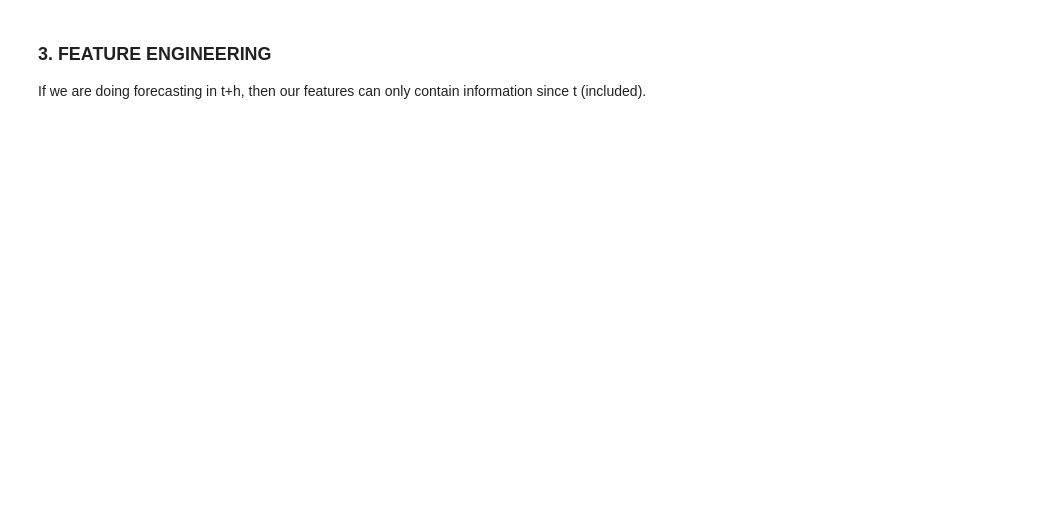
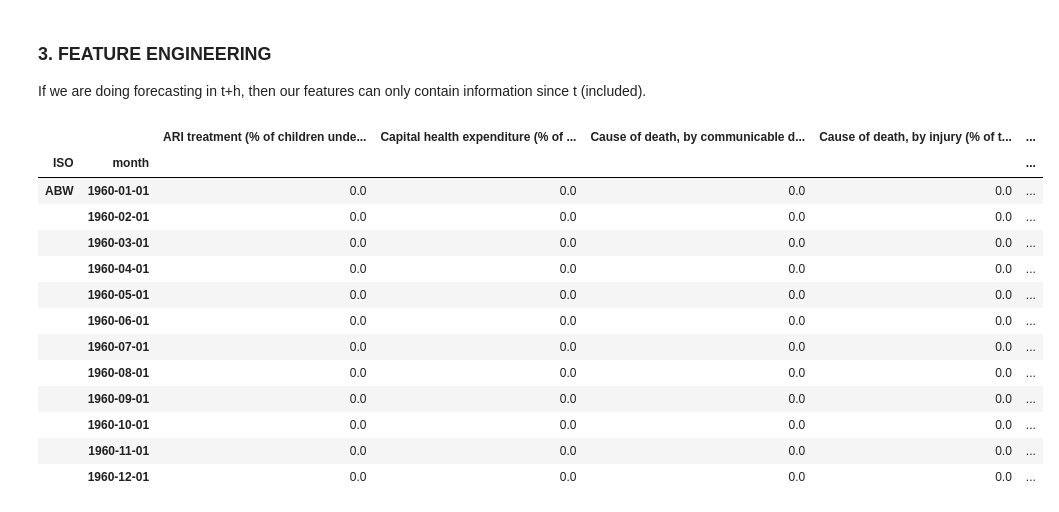
Before and after one commit to ericGutierrezM/forecasting_epidemics, a Jupyter notebook: pipeline.ipynb, the cells around one changed output. Drawn from its saved outputs; the diff is of its cells as text; code cells hidden in the pictures; blank space fills up the shorter version.

```diff
--- a/pipeline.ipynb
+++ b/pipeline.ipynb
@@ -32,0 +344,3 @@ df = df.dropna(subset=['target'])
+# %%
+pd.set_option('display.max_columns', None)
+print(regressors.columns)
@@ -47,0 +509,18 @@ df = df.fillna(0)
+# %%
+regressors = pd.read_csv("data/regressors.csv", index_col=[0,1])
+regressors.head(12)
+# %% [output]
+|  |  | ARI treatment (% of children unde... | Capital health expenditure (% of ... | Cause of death, by communicable d... | Cause of death, by injury (% of t... | ... |
+| ISO | month |  |  |  |  | ... |
+| ABW | 1960-01-01 | 0.0 | 0.0 | 0.0 | 0.0 | ... |
+|  | 1960-02-01 | 0.0 | 0.0 | 0.0 | 0.0 | ... |
+|  | 1960-03-01 | 0.0 | 0.0 | 0.0 | 0.0 | ... |
+|  | 1960-04-01 | 0.0 | 0.0 | 0.0 | 0.0 | ... |
+|  | 1960-05-01 | 0.0 | 0.0 | 0.0 | 0.0 | ... |
+|  | 1960-06-01 | 0.0 | 0.0 | 0.0 | 0.0 | ... |
+|  | 1960-07-01 | 0.0 | 0.0 | 0.0 | 0.0 | ... |
+|  | 1960-08-01 | 0.0 | 0.0 | 0.0 | 0.0 | ... |
+|  | 1960-09-01 | 0.0 | 0.0 | 0.0 | 0.0 | ... |
+|  | 1960-10-01 | 0.0 | 0.0 | 0.0 | 0.0 | ... |
+|  | 1960-11-01 | 0.0 | 0.0 | 0.0 | 0.0 | ... |
+|  | 1960-12-01 | 0.0 | 0.0 | 0.0 | 0.0 | ... |
```
Also changed, not shown: parts of 83 cells of this notebook, 25 other files.
